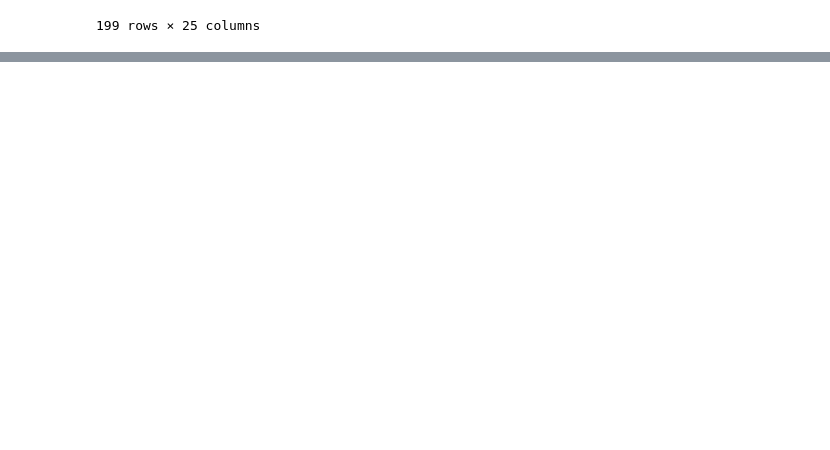
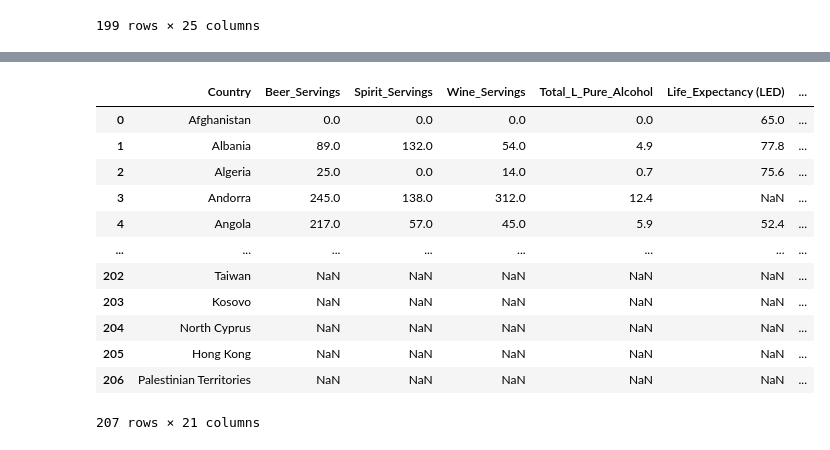
Before and after one commit to staceywai/Final-Project, a Jupyter notebook: combine_data.ipynb, the cells around one changed output, grey strips where cells are left out. Drawn from its saved outputs; the diff is of its cells as text; code cells hidden in the pictures; blank space fills up the shorter version.

```diff
--- a/combine_data.ipynb
+++ b/combine_data.ipynb
@@ -142,0 +157,8 @@ combined_data.to_csv('Resources/Data/combined_data.csv')
+# %%
+happiness_data=combined_data[['Country', 'beer_servings', 'spirit_servings', 'wine_servings',
+       'total_litres_of_pure_alcohol', 'Lifeexpectancy',
+       'AdultMortality', 'BMI','GDP', 'Population','Incomecompositionofresources',
+       'Schooling', 'Regional indicator', 'Ladder score',
+       'Logged GDP per capita', 'Social support', 'Healthy life expectancy',
+       'Freedom to make life choices', 'Generosity',
+       'Perceptions of corruption', 'Ladder score in Dystopia']]
@@ -142,0 +176,25 @@ combined_data.to_csv('Resources/Data/combined_data.csv')
+# %%
+happiness_data=happiness_data.rename(columns={
+'beer_servings':'Beer_Servings', 'spirit_servings':'Spirit_Servings', 'wine_servings':'Wine_Servings',
+       'total_litres_of_pure_alcohol':'Total_L_Pure_Alcohol', 'Lifeexpectancy':'Life_Expectancy (LED)', 'AdultMortality':'Adult_Mortality', 'Incomecompositionofresources':'HDI',
+       'Regional indicator':'Region', 'Ladder score':'Happiness_Score', 'Logged GDP per capita':'GDP',
+       'Social support':'Social_Support', 'Healthy life expectancy':'Life_Expectancy (Happiness)',
+       'Freedom to make life choices':'Freedom_Score',
+       'Perceptions of corruption':'Corruption_Score', 'Ladder score in Dystopia':'Happiness (Dystopia)'
+
+})
+happiness_data
+# %% [output]
+|  | Country | Beer_Servings | Spirit_Servings | Wine_Servings | Total_L_Pure_Alcohol | Life_Expectancy (LED) | ... |
+| 0 | Afghanistan | 0.0 | 0.0 | 0.0 | 0.0 | 65.0 | ... |
+| 1 | Albania | 89.0 | 132.0 | 54.0 | 4.9 | 77.8 | ... |
+| 2 | Algeria | 25.0 | 0.0 | 14.0 | 0.7 | 75.6 | ... |
+| 3 | Andorra | 245.0 | 138.0 | 312.0 | 12.4 | NaN | ... |
+| 4 | Angola | 217.0 | 57.0 | 45.0 | 5.9 | 52.4 | ... |
+| ... | ... | ... | ... | ... | ... | ... | ... |
+| 202 | Taiwan | NaN | NaN | NaN | NaN | NaN | ... |
+| 203 | Kosovo | NaN | NaN | NaN | NaN | NaN | ... |
+| 204 | North Cyprus | NaN | NaN | NaN | NaN | NaN | ... |
+| 205 | Hong Kong | NaN | NaN | NaN | NaN | NaN | ... |
+| 206 | Palestinian Territories | NaN | NaN | NaN | NaN | NaN | ... |
+207 rows × 21 columns
```
Also changed, not shown: parts of 5 cells of this notebook, 1 other file.
